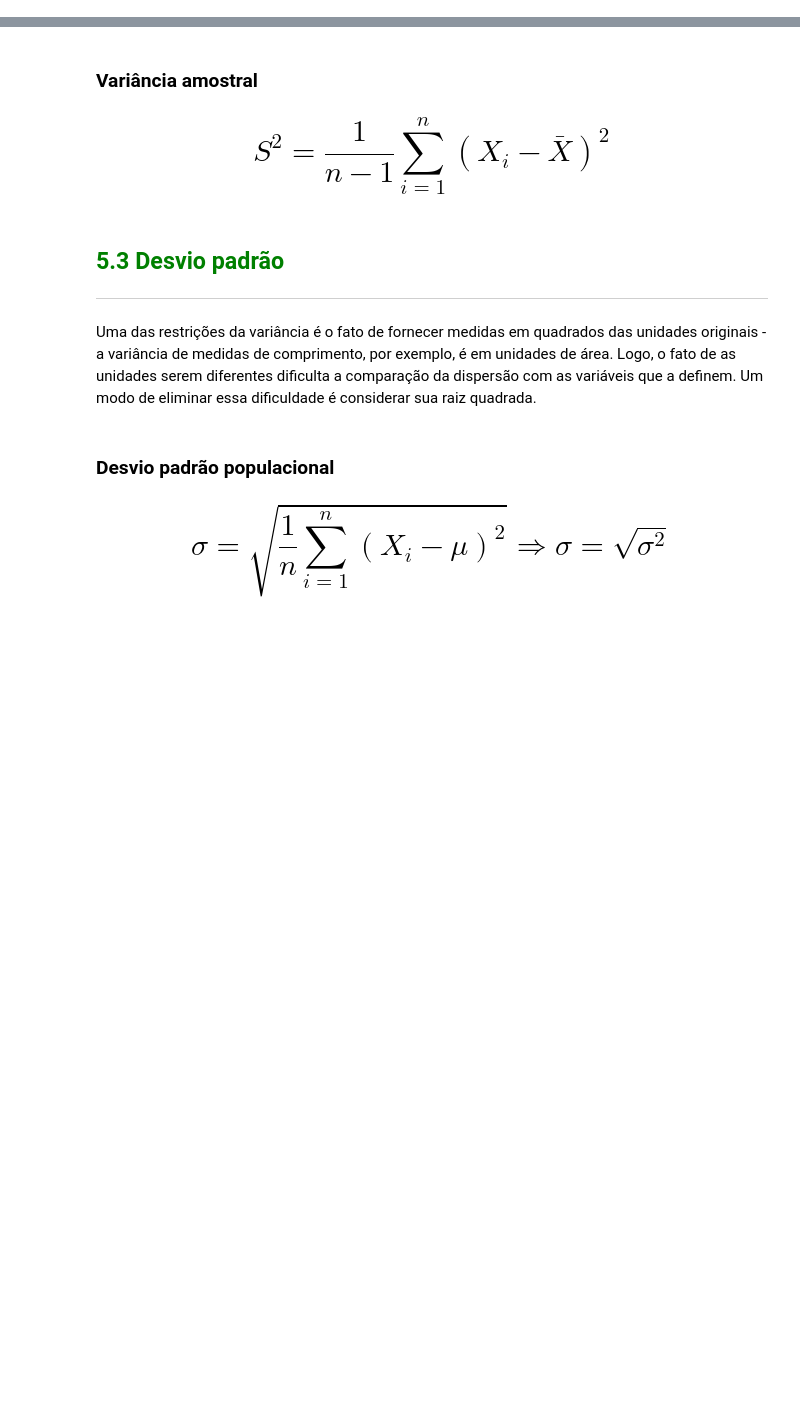
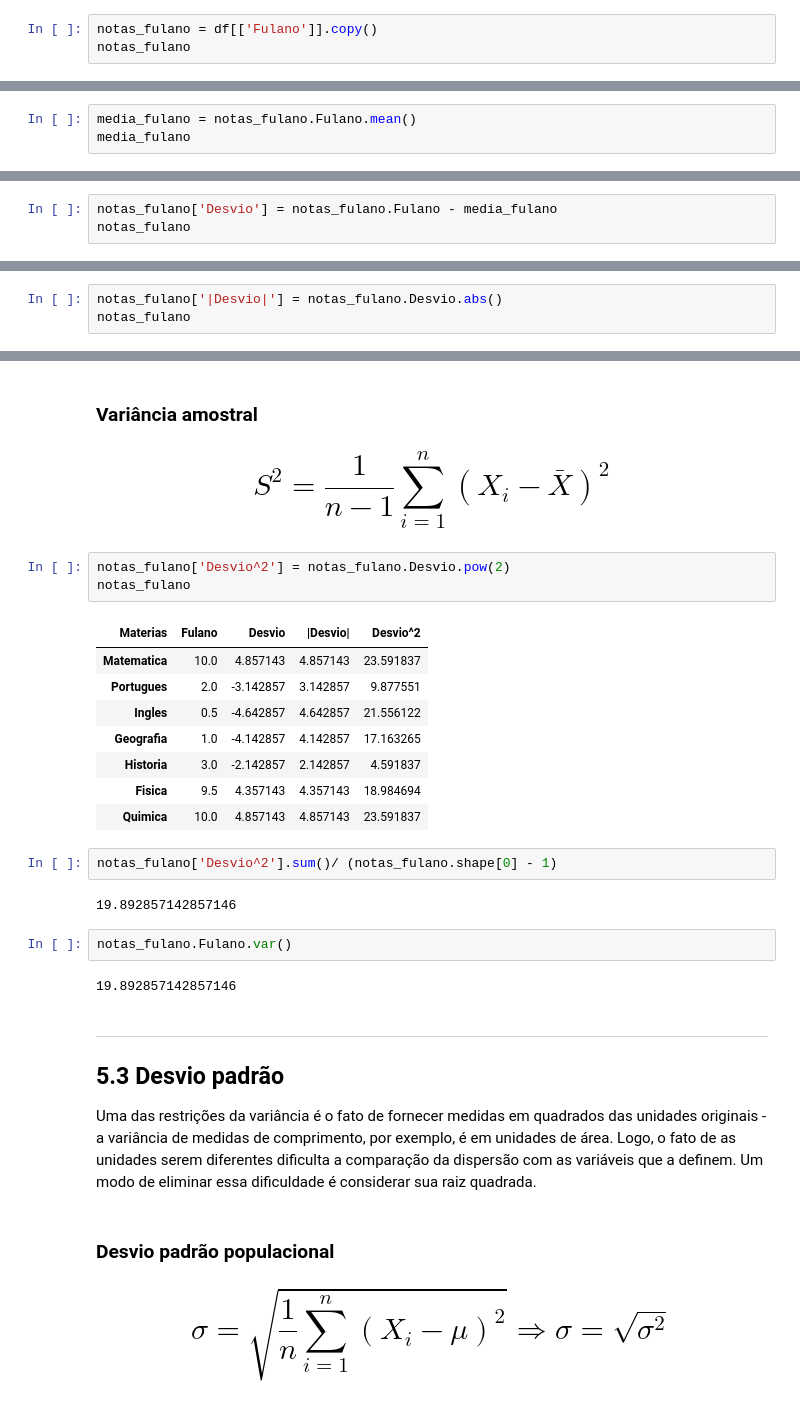
Before and after one commit to luanans/Bootcamp-WoMakersCode, a Jupyter notebook: Alura/Estatistica com Python - frequencias e medidas/Curso_de_Estatística_Parte_1.ipynb, the cells around one changed output, grey strips where cells are left out. Drawn from its saved outputs; the diff is of its cells as text; blank space fills up the shorter version.

```diff
--- a/Alura/Estatistica com Python - frequencias e medidas/Curso_de_Estatística_Parte_1.ipynb
+++ b/Alura/Estatistica com Python - frequencias e medidas/Curso_de_Estatística_Parte_1.ipynb
@@ -780,3 +772,6 @@ Embora as medidas de posição forneçam uma sumarização bastante importante d
 
 
 # $$DM = \frac 1n\sum_{i=1}^{n}|X_i-\bar{X}|$$
+# %%
+notas_fulano = df[['Fulano']].copy()
+notas_fulano
@@ -782,0 +787,3 @@ Embora as medidas de posição forneçam uma sumarização bastante importante d
+# %%
+media_fulano = notas_fulano.Fulano.mean()
+media_fulano
@@ -782,0 +792,3 @@ Embora as medidas de posição forneçam uma sumarização bastante importante d
+# %%
+notas_fulano['Desvio'] = notas_fulano.Fulano - media_fulano
+notas_fulano
@@ -782,0 +804,3 @@ Embora as medidas de posição forneçam uma sumarização bastante importante d
+# %%
+notas_fulano['|Desvio|'] = notas_fulano.Desvio.abs()
+notas_fulano
@@ -795,9 +874,29 @@ A variância é construída a partir das diferenças entre cada observação e a
 ### Variância amostral
 
 # $$S^2 = \frac 1{n-1}\sum_{i=1}^{n}(X_i-\bar{X})^2$$
+# %%
+notas_fulano['Desvio^2'] = notas_fulano.Desvio.pow(2)
+notas_fulano
+# %% [output]
+| Materias | Fulano | Desvio | |Desvio| | Desvio^2 |
+| Matematica | 10.0 | 4.857143 | 4.857143 | 23.591837 |
+| Portugues | 2.0 | -3.142857 | 3.142857 | 9.877551 |
+| Ingles | 0.5 | -4.642857 | 4.642857 | 21.556122 |
+| Geografia | 1.0 | -4.142857 | 4.142857 | 17.163265 |
+| Historia | 3.0 | -2.142857 | 2.142857 | 4.591837 |
+| Fisica | 9.5 | 4.357143 | 4.357143 | 18.984694 |
+| Quimica | 10.0 | 4.857143 | 4.857143 | 23.591837 |
+# %%
+notas_fulano['Desvio^2'].sum()/ (notas_fulano.shape[0] - 1)
+# %% [output]
+19.892857142857146
+# %%
+notas_fulano.Fulano.var()
+# %% [output]
+19.892857142857146
 # %% [markdown]
-## <font color=green>5.3 Desvio padrão</font>
 ***
+## 5.3 Desvio padrão
 
 Uma das restrições da variância é o fato de fornecer medidas em quadrados das unidades originais - a variância de medidas de comprimento, por exemplo, é em unidades de área. Logo, o fato de as unidades serem diferentes dificulta a comparação da dispersão com as variáveis que a definem. Um modo de eliminar essa dificuldade é considerar sua raiz quadrada.
 # %% [markdown]
```
Also changed, not shown: parts of 29 cells of this notebook.
